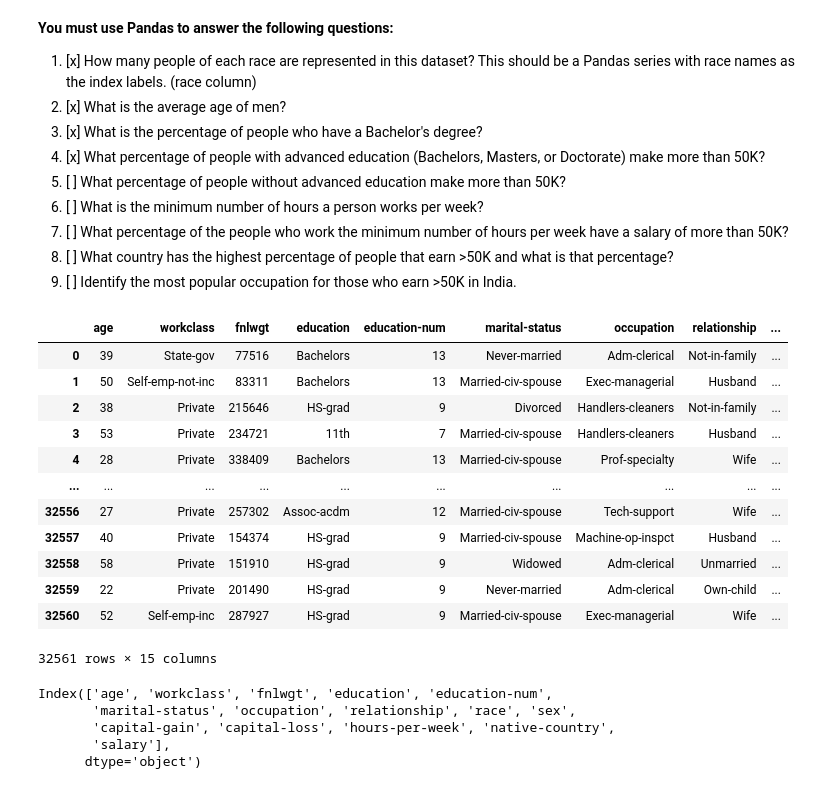
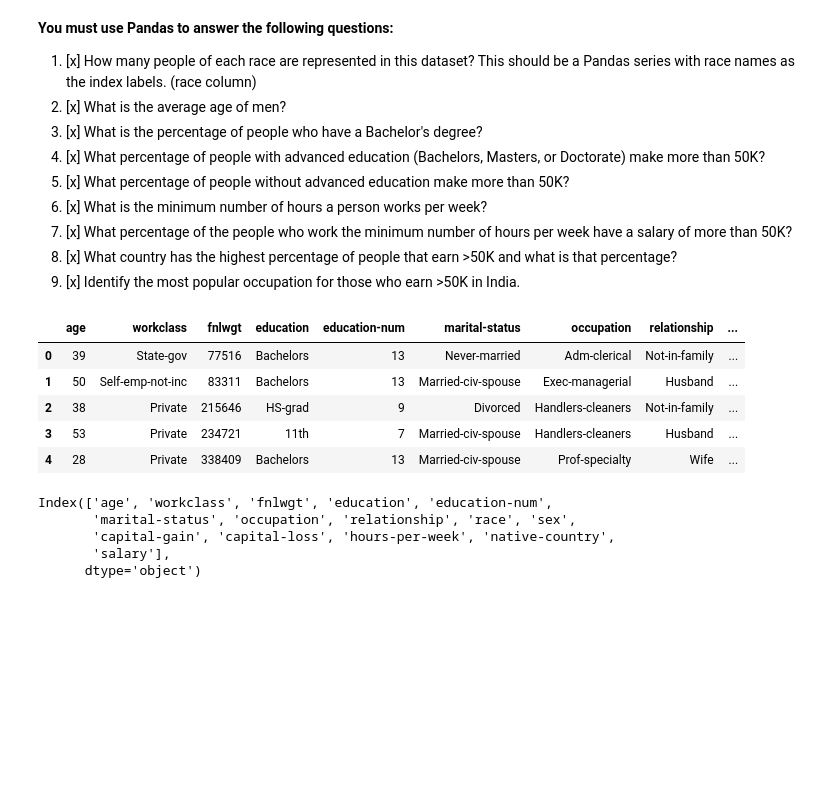
Before and after one commit to dashastrange/boilerplate-demographic-data-analyzer, a Jupyter notebook: Dem_data.ipynb, the cells around one changed output. Saved outputs shown, nothing was run; the diff lists cells and outputs as text; code cells hidden in the pictures; blank space fills up the shorter version.

```diff
--- a/Dem_data.ipynb
+++ b/Dem_data.ipynb
@@ -5,31 +5,24 @@
 2. [x] What is the average age of men?
 3. [x] What is the percentage of people who have a Bachelor's degree?
 4. [x] What percentage of people with advanced education (Bachelors, Masters, or Doctorate) make more than 50K?
-5. [ ] What percentage of people without advanced education make more than 50K?
-6. [ ] What is the minimum number of hours a person works per week?
-7. [ ] What percentage of the people who work the minimum number of hours per week have a salary of more than 50K?
-8. [ ] What country has the highest percentage of people that earn >50K and what is that percentage?
-9. [ ] Identify the most popular occupation for those who earn >50K in India.
+5. [x] What percentage of people without advanced education make more than 50K?
+6. [x] What is the minimum number of hours a person works per week?
+7. [x] What percentage of the people who work the minimum number of hours per week have a salary of more than 50K?
+8. [x] What country has the highest percentage of people that earn >50K and what is that percentage?
+9. [x] Identify the most popular occupation for those who earn >50K in India.
 # %%
 import pandas as pd
 
 adult_pop_df = pd.read_csv('adult.data.csv')
 # %%
-adult_pop_df
+adult_pop_df.head()
 # %% [output]
 |  | age | workclass | fnlwgt | education | education-num | marital-status | occupation | relationship | ... |
 | 0 | 39 | State-gov | 77516 | Bachelors | 13 | Never-married | Adm-clerical | Not-in-family | ... |
 | 1 | 50 | Self-emp-not-inc | 83311 | Bachelors | 13 | Married-civ-spouse | Exec-managerial | Husband | ... |
 | 2 | 38 | Private | 215646 | HS-grad | 9 | Divorced | Handlers-cleaners | Not-in-family | ... |
 | 3 | 53 | Private | 234721 | 11th | 7 | Married-civ-spouse | Handlers-cleaners | Husband | ... |
 | 4 | 28 | Private | 338409 | Bachelors | 13 | Married-civ-spouse | Prof-specialty | Wife | ... |
-| ... | ... | ... | ... | ... | ... | ... | ... | ... | ... |
-| 32556 | 27 | Private | 257302 | Assoc-acdm | 12 | Married-civ-spouse | Tech-support | Wife | ... |
-| 32557 | 40 | Private | 154374 | HS-grad | 9 | Married-civ-spouse | Machine-op-inspct | Husband | ... |
-| 32558 | 58 | Private | 151910 | HS-grad | 9 | Widowed | Adm-clerical | Unmarried | ... |
-| 32559 | 22 | Private | 201490 | HS-grad | 9 | Never-married | Adm-clerical | Own-child | ... |
-| 32560 | 52 | Self-emp-inc | 287927 | HS-grad | 9 | Married-civ-spouse | Exec-managerial | Wife | ... |
-32561 rows × 15 columns
 # %%
 adult_pop_df.columns
 # %% [output]
```
Also changed, not shown: parts of 37 cells of this notebook, 2 other files.
